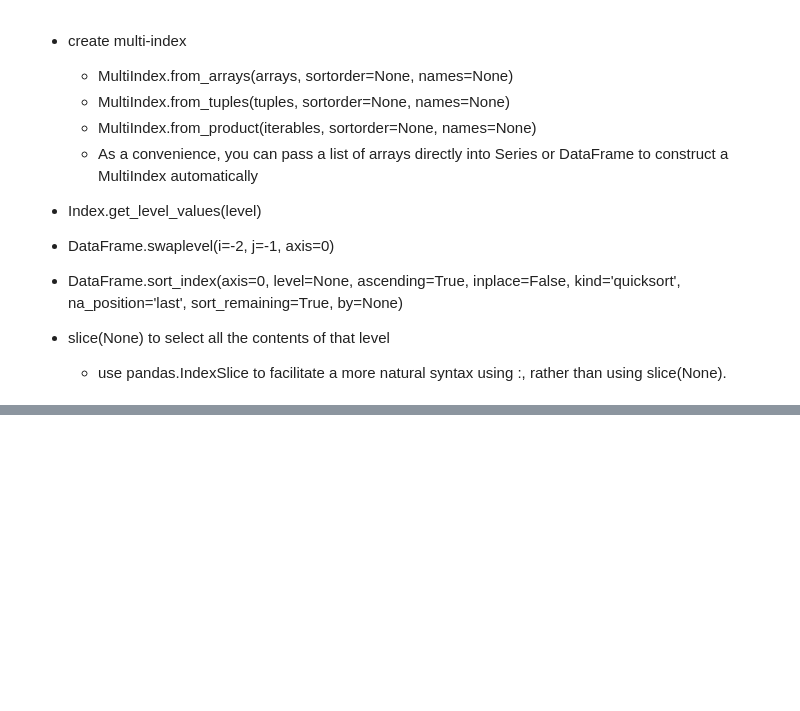
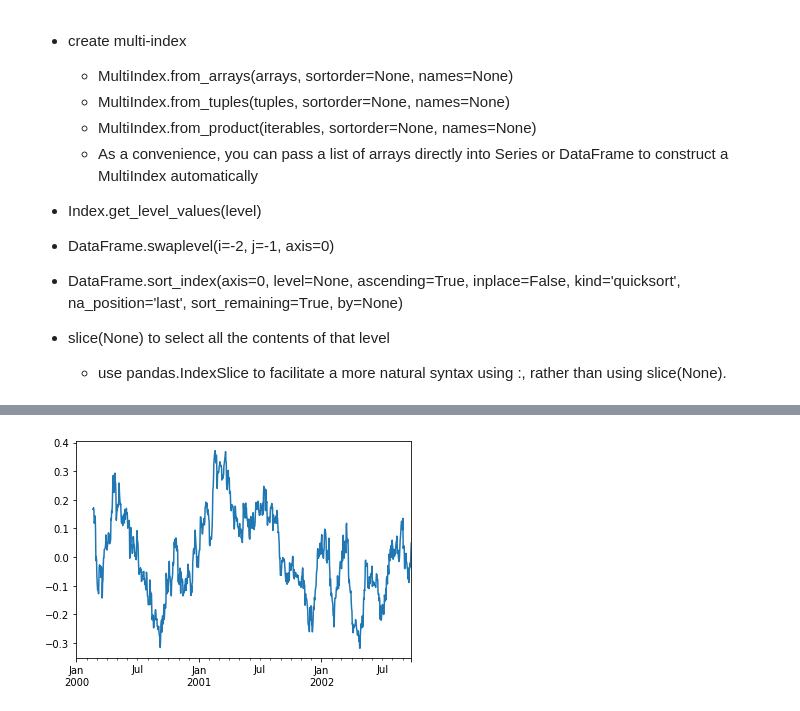
Before and after one commit to edging1218/CodingExercise, a Jupyter notebook: Documentation.ipynb, the cells around one changed output, grey strips where cells are left out. Drawn from its saved outputs; the diff is of its cells as text; code cells hidden in the pictures; blank space fills up the shorter version.

```diff
--- a/Documentation.ipynb
+++ b/Documentation.ipynb
@@ -405,0 +478,7 @@ df.query('c == [3,4]')
+# %%
+df = pd.DataFrame(np.random.randn(1000, 4),
+                    index=pd.date_range('1/1/2000', periods=1000),
+                     columns=['A', 'B', 'C', 'D'])
+# %%
+covs = df[['B', 'C', 'D']].rolling(window=50).cov(df[['A', 'B', 'C']], pairwise=True)
+covs.loc['2002-09-22':]
@@ -405,0 +502,7 @@ df.query('c == [3,4]')
+# %%
+import matplotlib.pyplot as plt
+% matplotlib inline
+covs.unstack(1)[('C', 'A')].plot()
+plt.show()
+# %% [output]
+[figure, added]
```
Also changed, not shown: parts of 19 cells of this notebook, 2 other files.
